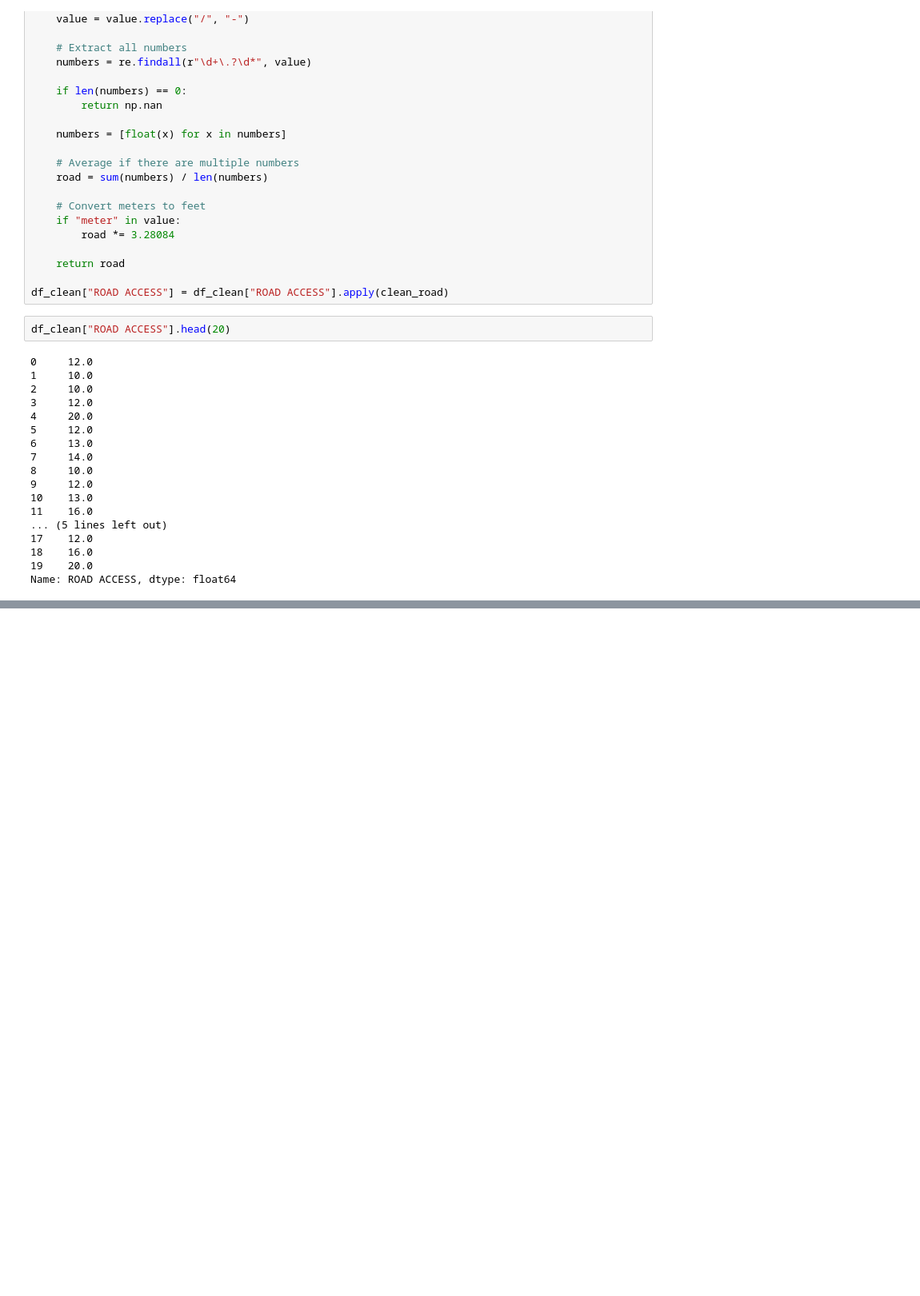
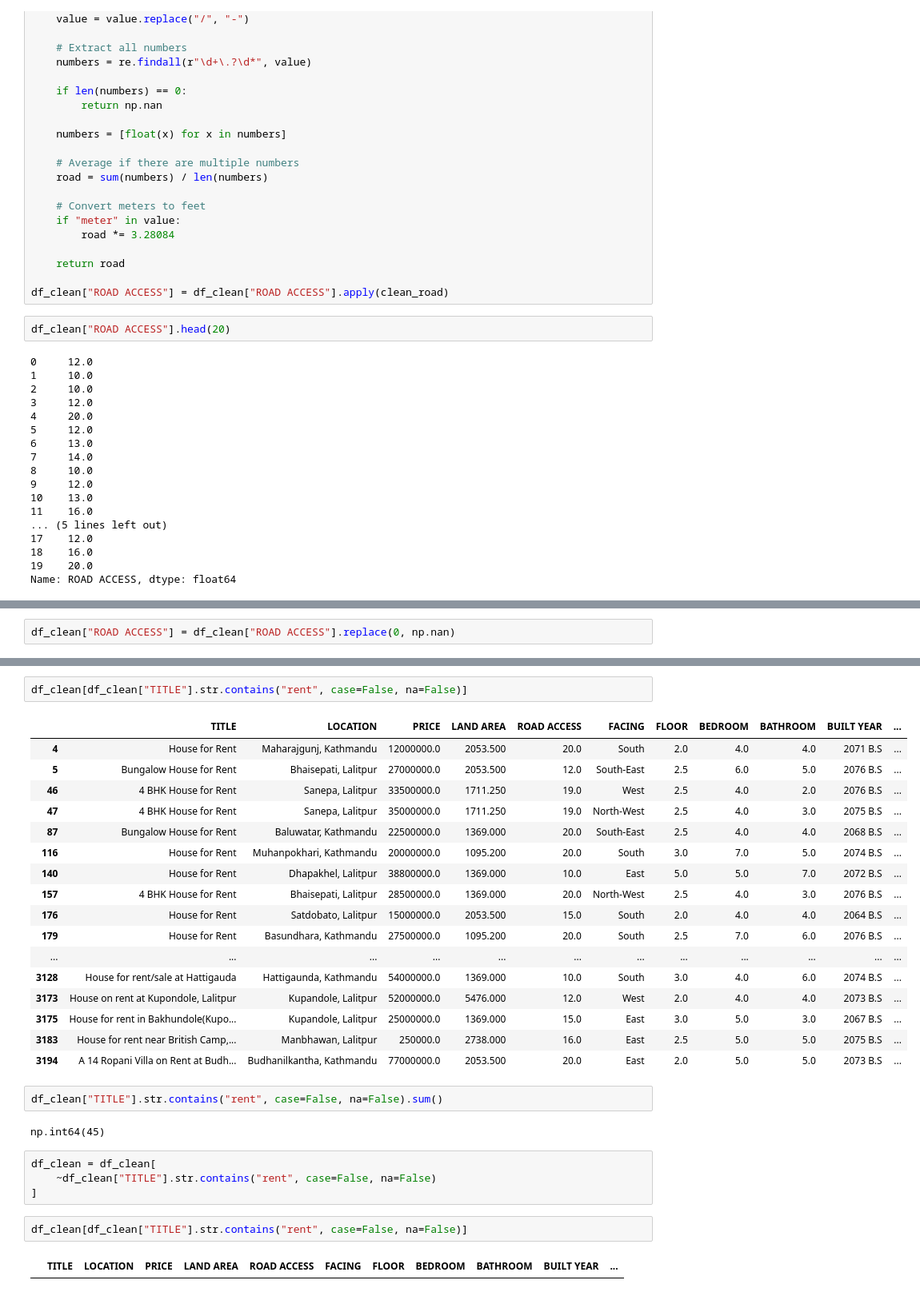
Before and after one commit to ishan2021/House-Price-Prediction-ML-Project, a Jupyter notebook: notebooks/02_Data_Cleaning.ipynb, the cells around one changed output, grey strips where cells are left out. Shown at 80% size. Cells and saved outputs as stored; diff of their text form; blank space fills up the shorter version.

Commit message:
Data Cleaning left location, parking, amenities

```diff
--- a/notebooks/02_Data_Cleaning.ipynb
+++ b/notebooks/02_Data_Cleaning.ipynb
@@ -595,0 +618,2 @@ Name: ROAD ACCESS, dtype: float64
+# %%
+df_clean["ROAD ACCESS"] = df_clean["ROAD ACCESS"].replace(0, np.nan)
@@ -595,0 +673,32 @@ Name: ROAD ACCESS, dtype: float64
+# %%
+df_clean[df_clean["TITLE"].str.contains("rent", case=False, na=False)]
+# %% [output]
+|  | TITLE | LOCATION | PRICE | LAND AREA | ROAD ACCESS | FACING | FLOOR | BEDROOM | BATHROOM | BUILT YEAR | ... |
+| 4 | House for Rent | Maharajgunj, Kathmandu | 12000000.0 | 2053.500 | 20.0 | South | 2.0 | 4.0 | 4.0 | 2071 B.S | ... |
+| 5 | Bungalow House for Rent | Bhaisepati, Lalitpur | 27000000.0 | 2053.500 | 12.0 | South-East | 2.5 | 6.0 | 5.0 | 2076 B.S | ... |
+| 46 | 4 BHK House for Rent | Sanepa, Lalitpur | 33500000.0 | 1711.250 | 19.0 | West | 2.5 | 4.0 | 2.0 | 2076 B.S | ... |
+| 47 | 4 BHK House for Rent | Sanepa, Lalitpur | 35000000.0 | 1711.250 | 19.0 | North-West | 2.5 | 4.0 | 3.0 | 2075 B.S | ... |
+| 87 | Bungalow House for Rent | Baluwatar, Kathmandu | 22500000.0 | 1369.000 | 20.0 | South-East | 2.5 | 4.0 | 4.0 | 2068 B.S | ... |
+| 116 | House for Rent | Muhanpokhari, Kathmandu | 20000000.0 | 1095.200 | 20.0 | South | 3.0 | 7.0 | 5.0 | 2074 B.S | ... |
+| 140 | House for Rent | Dhapakhel, Lalitpur | 38800000.0 | 1369.000 | 10.0 | East | 5.0 | 5.0 | 7.0 | 2072 B.S | ... |
+| 157 | 4 BHK House for Rent | Bhaisepati, Lalitpur | 28500000.0 | 1369.000 | 20.0 | North-West | 2.5 | 4.0 | 3.0 | 2076 B.S | ... |
+| 176 | House for Rent | Satdobato, Lalitpur | 15000000.0 | 2053.500 | 15.0 | South | 2.0 | 4.0 | 4.0 | 2064 B.S | ... |
+| 179 | House for Rent | Basundhara, Kathmandu | 27500000.0 | 1095.200 | 20.0 | South | 2.5 | 7.0 | 6.0 | 2076 B.S | ... |
+| ... | ... | ... | ... | ... | ... | ... | ... | ... | ... | ... | ... |
+| 3128 | House for rent/sale at Hattigauda | Hattigaunda, Kathmandu | 54000000.0 | 1369.000 | 10.0 | South | 3.0 | 4.0 | 6.0 | 2074 B.S | ... |
+| 3173 | House on rent at Kupondole, Lalitpur | Kupandole, Lalitpur | 52000000.0 | 5476.000 | 12.0 | West | 2.0 | 4.0 | 4.0 | 2073 B.S | ... |
+| 3175 | House for rent in Bakhundole(Kupo... | Kupandole, Lalitpur | 25000000.0 | 1369.000 | 15.0 | East | 3.0 | 5.0 | 3.0 | 2067 B.S | ... |
+| 3183 | House for rent near British Camp,... | Manbhawan, Lalitpur | 250000.0 | 2738.000 | 16.0 | East | 2.5 | 5.0 | 5.0 | 2075 B.S | ... |
+| 3194 | A 14 Ropani Villa on Rent at Budh... | Budhanilkantha, Kathmandu | 77000000.0 | 2053.500 | 20.0 | East | 2.0 | 5.0 | 5.0 | 2073 B.S | ... |
+# %%
+df_clean["TITLE"].str.contains("rent", case=False, na=False).sum()
+# %% [output]
+np.int64(45)
+# %%
+df_clean = df_clean[
+    ~df_clean["TITLE"].str.contains("rent", case=False, na=False)
+]
+# %%
+df_clean[df_clean["TITLE"].str.contains("rent", case=False, na=False)]
+# %% [output]
+|  | TITLE | LOCATION | PRICE | LAND AREA | ROAD ACCESS | FACING | FLOOR | BEDROOM | BATHROOM | BUILT YEAR | ... |
```
Also changed, not shown: parts of 40 cells of this notebook, 1 other file.
